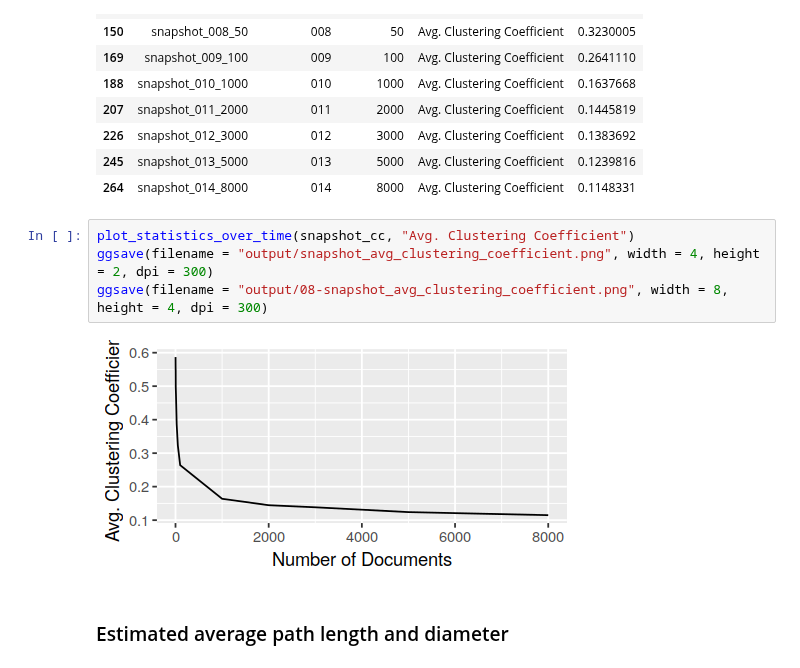
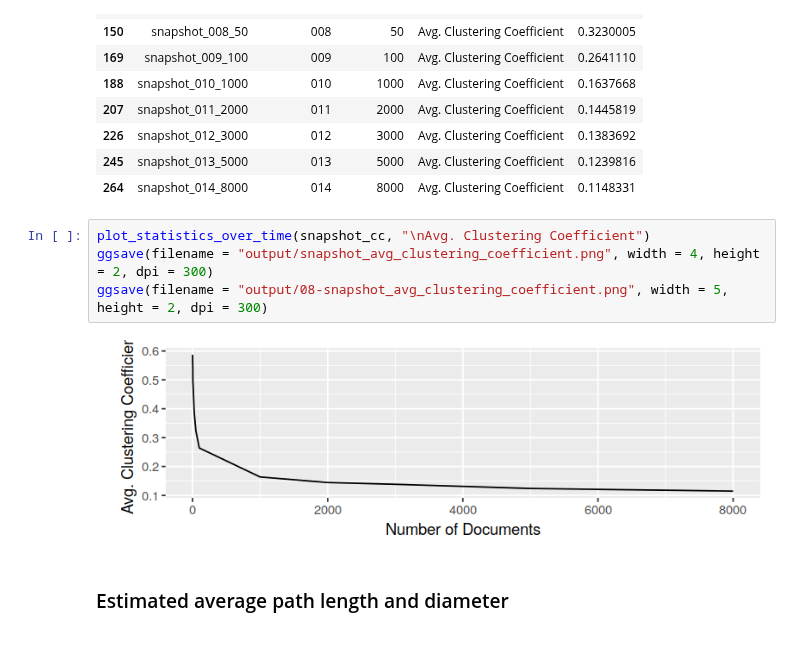
Before and after one commit to feup-infolab/army-ant, a Jupyter notebook: notebooks/hypergraph_of_entity/hypergraph_of_entity.ipynb, the cells around one changed output. Cells and saved outputs as stored; diff of their text form.

Commit message:
CN 2019: Resized the charts for the new poster template.

```diff
--- a/notebooks/hypergraph_of_entity/hypergraph_of_entity.ipynb
+++ b/notebooks/hypergraph_of_entity/hypergraph_of_entity.ipynb
@@ -616,11 +616,11 @@ A data.frame: 14 × 5
 | 245 | snapshot_013_5000 | 013 | 5000 | Avg. Clustering Coefficient | 0.1239816 |
 | 264 | snapshot_014_8000 | 014 | 8000 | Avg. Clustering Coefficient | 0.1148331 |
 # %%
-plot_statistics_over_time(snapshot_cc, "Avg. Clustering Coefficient")
+plot_statistics_over_time(snapshot_cc, "\nAvg. Clustering Coefficient")
 ggsave(filename = "output/snapshot_avg_clustering_coefficient.png", width = 4, height = 2, dpi = 300)
-ggsave(filename = "output/08-snapshot_avg_clustering_coefficient.png", width = 8, height = 4, dpi = 300)
+ggsave(filename = "output/08-snapshot_avg_clustering_coefficient.png", width = 5, height = 2, dpi = 300)
 # %% [output]
-[figure, old version]
+[figure, new version]
 # %% [markdown]
 ### Estimated average path length and diameter
 # %%
```
Also changed, not shown: parts of 8 cells of this notebook.
